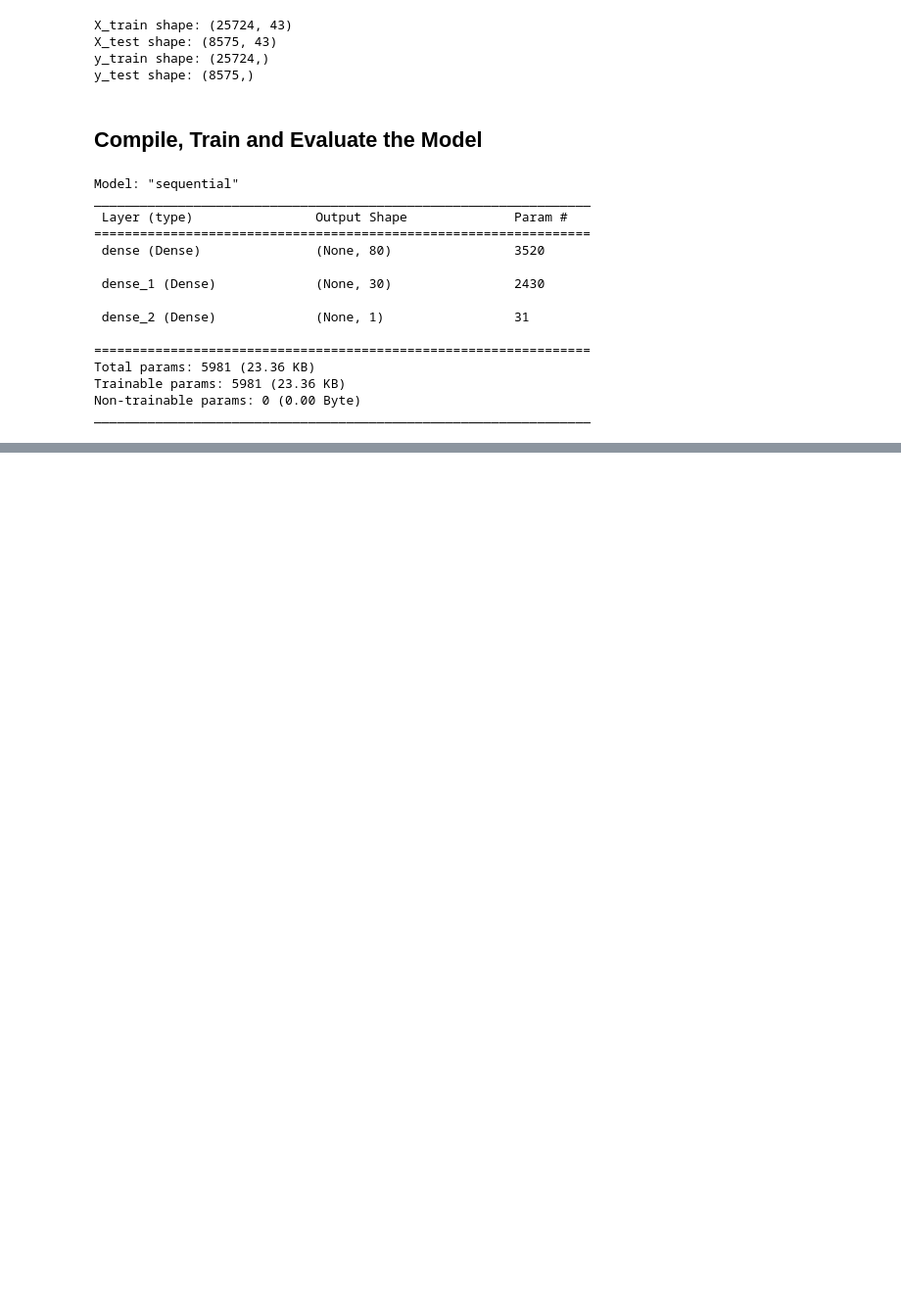
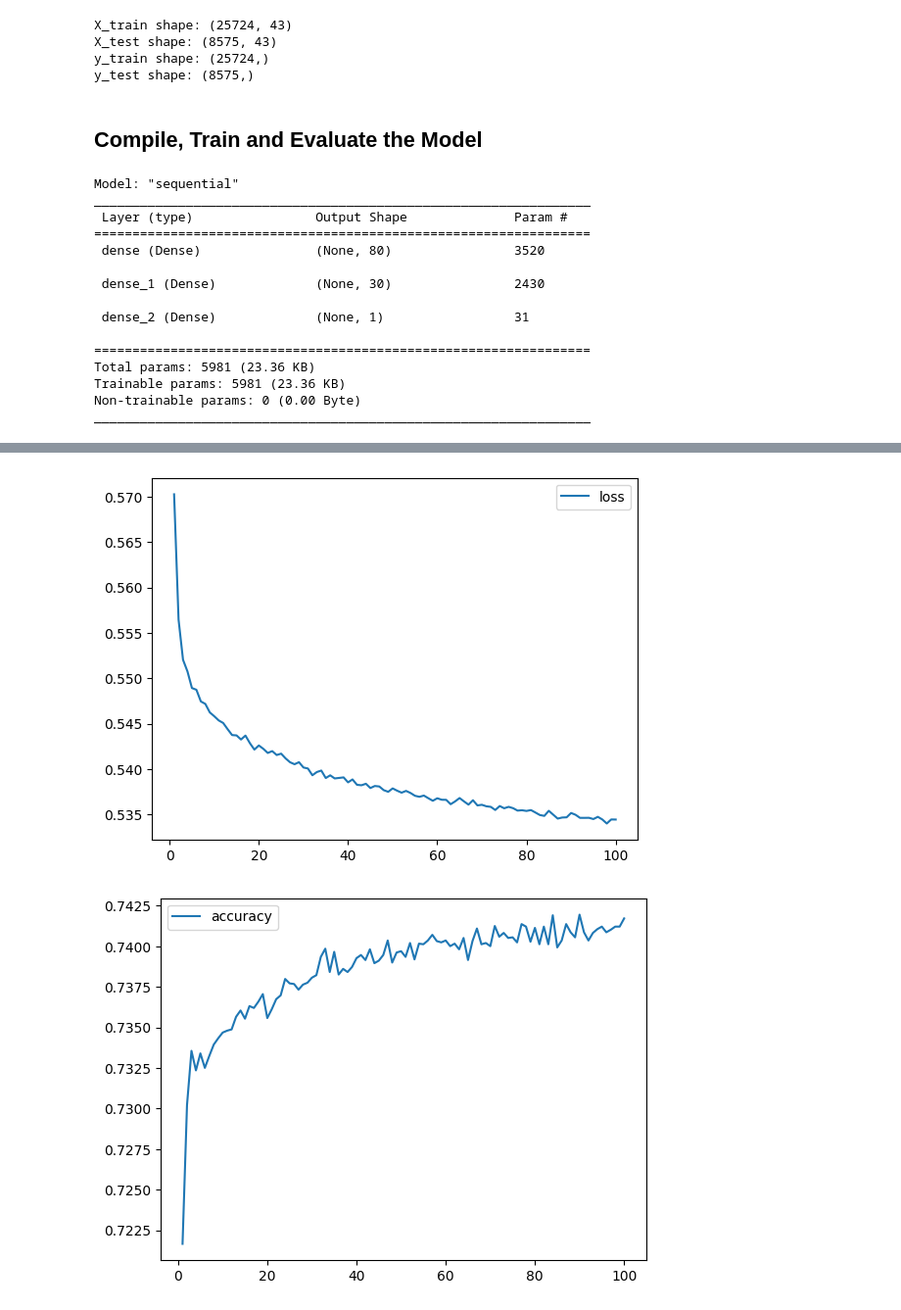
Before and after one commit to NaseemaO/Deep_Learning, a Jupyter notebook: AlphabetSoupCharity_Model.ipynb, the cells around one changed output, grey strips where cells are left out. Shown at 98% size. Saved outputs shown, nothing was run; the diff lists cells and outputs as text; code cells hidden in the pictures; blank space fills up the shorter version.

```diff
--- a/AlphabetSoupCharity_Model.ipynb
+++ b/AlphabetSoupCharity_Model.ipynb
@@ -299,25 +302,26 @@ X_test_scaled = X_scaler.transform(X_test)
 # %%
 # Define the model - deep neural network, i.e., the number of input features and hidden nodes for each layer.
 # 80 neurons in first hidden layer1, 30 in second hidden layer2 based on output in starter code for this code block
-# nn is the model
+# nn_model1 is the first model 1
+
 input_features = len(X_train[0])
 
 hidden_nodes_layer1 =  80
 hidden_nodes_layer2 = 30
 
-nn = tf.keras.models.Sequential()
+nn_model = tf.keras.models.Sequential()
 
 # First hidden layer
-nn.add(tf.keras.layers.Dense(units=hidden_nodes_layer1, input_dim=input_features, activation="relu"))
+nn_model.add(tf.keras.layers.Dense(units=hidden_nodes_layer1, input_dim=input_features, activation="relu"))
 
 # Second hidden layer
-nn.add(tf.keras.layers.Dense(units=hidden_nodes_layer2, activation="relu"))
+nn_model.add(tf.keras.layers.Dense(units=hidden_nodes_layer2, activation="relu"))
 
 # Output layer
-nn.add(tf.keras.layers.Dense(units=1, activation="sigmoid"))
+nn_model.add(tf.keras.layers.Dense(units=1, activation="sigmoid"))
 
 # Check the structure of the model
-nn.summary()
+nn_model.summary()
 # %% [output]
 Model: "sequential"
 _________________________________________________________________
@@ -336,9 +340,9 @@ Non-trainable params: 0 (0.00 Byte)
 _________________________________________________________________
 # %%
 # Compile the model
-nn.compile(loss="binary_crossentropy", optimizer="adam", metrics=["accuracy"])
+nn_model.compile(loss="binary_crossentropy", optimizer="adam", metrics=["accuracy"])
 # %%
 # Train the model
-fit_model = nn.fit(X_train_scaled, y_train, epochs=100)
+fit_model = nn_model.fit(X_train_scaled, y_train, epochs=100)
 # %% [output]
 Epoch 1/100
@@ -378,3 +372,20 @@ Loss: 0.5651770830154419, Accuracy: 0.7240816354751587
+# %%
+# Create a DataFrame containing training history
+history_df = pd.DataFrame(fit_model.history)
+
+# Increase the index by 1 to match the number of epochs
+history_df.index += 1
+
+# Plot the loss
+history_df.plot(y="loss")
+plt.show()
+
+# Plot the accuracy
+history_df.plot(y="accuracy")
+plt.show()
+# %% [output]
+[figure, added]
+[figure, added]
 # %%
 # Save the entire model as a `.keras`  or zip archive.
 from google.colab import files
```
Also changed, not shown: parts of 6 cells of this notebook.
